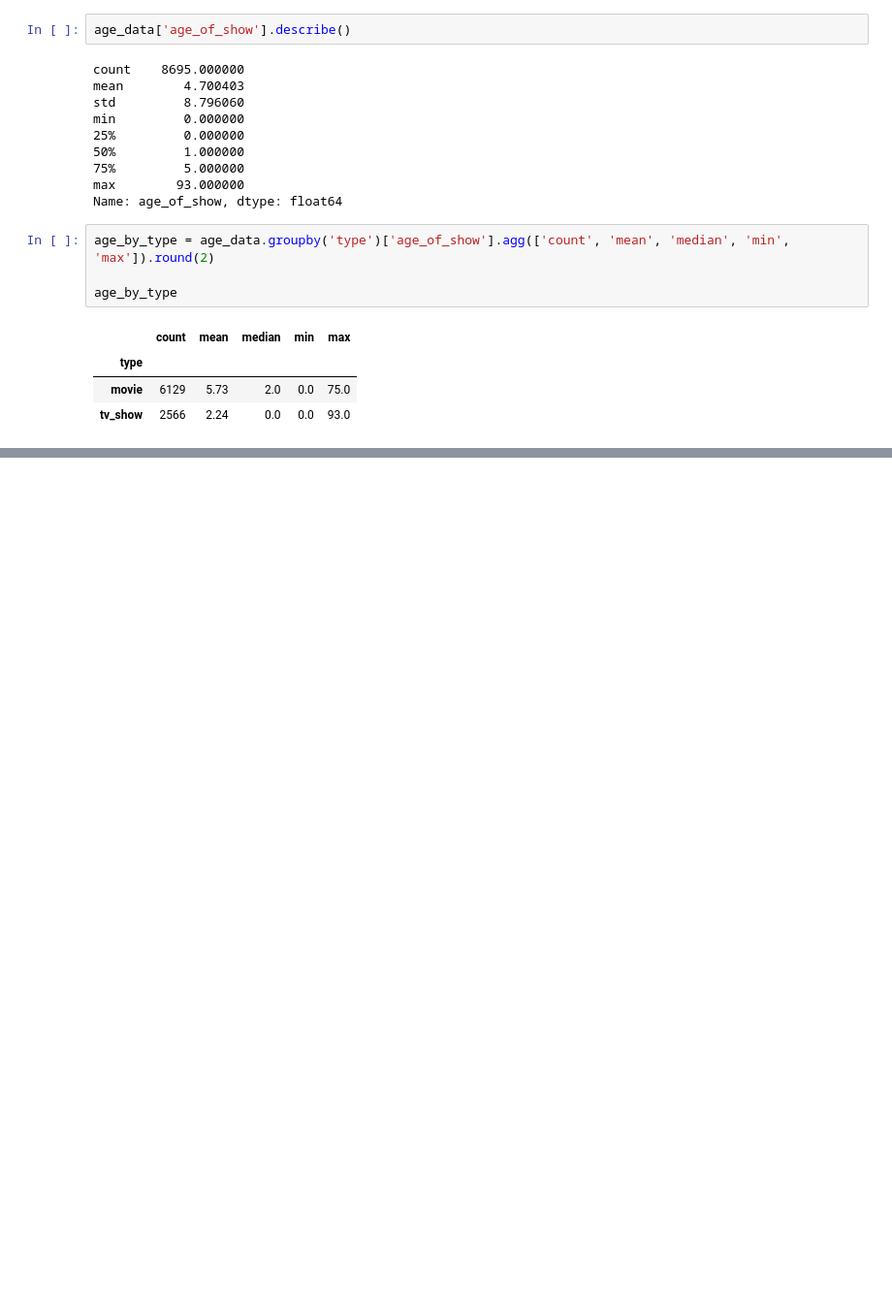
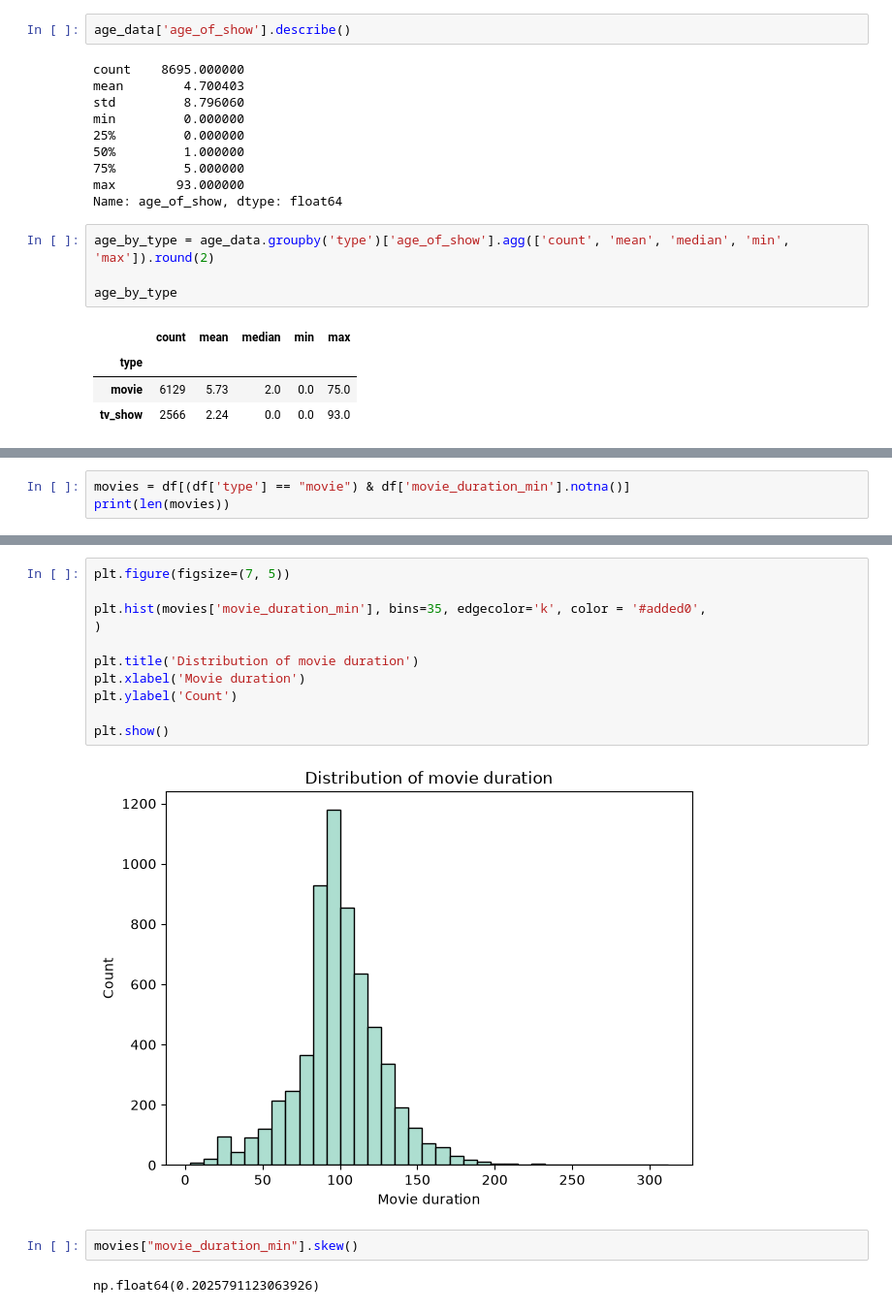
Before and after one commit to studzinskimilosz/exploratory-data-analysis, a Jupyter notebook: 01_netflix_catalog/notebook/netflix_catalogy_eda.ipynb, the cells around one changed output, grey strips where cells are left out. Shown at 97% size. Saved outputs shown, nothing was run; the diff lists cells and outputs as text; blank space fills up the shorter version.

Commit message:
feat: Add movie duration analysis

```diff
--- a/01_netflix_catalog/notebook/netflix_catalogy_eda.ipynb
+++ b/01_netflix_catalog/notebook/netflix_catalogy_eda.ipynb
@@ -179,0 +182,3 @@ age_by_type
+# %%
+movies = df[(df['type'] == "movie") & df['movie_duration_min'].notna()]
+print(len(movies))
@@ -179,0 +198,17 @@ age_by_type
+# %%
+plt.figure(figsize=(7, 5))
+
+plt.hist(movies['movie_duration_min'], bins=35, edgecolor='k', color = '#added0',
+)
+
+plt.title('Distribution of movie duration')
+plt.xlabel('Movie duration')
+plt.ylabel('Count')
+
+plt.show()
+# %% [output]
+[figure, added]
+# %%
+movies["movie_duration_min"].skew()
+# %% [output]
+np.float64(0.2025791123063926)
```
Also changed, not shown: parts of 3 cells of this notebook.
